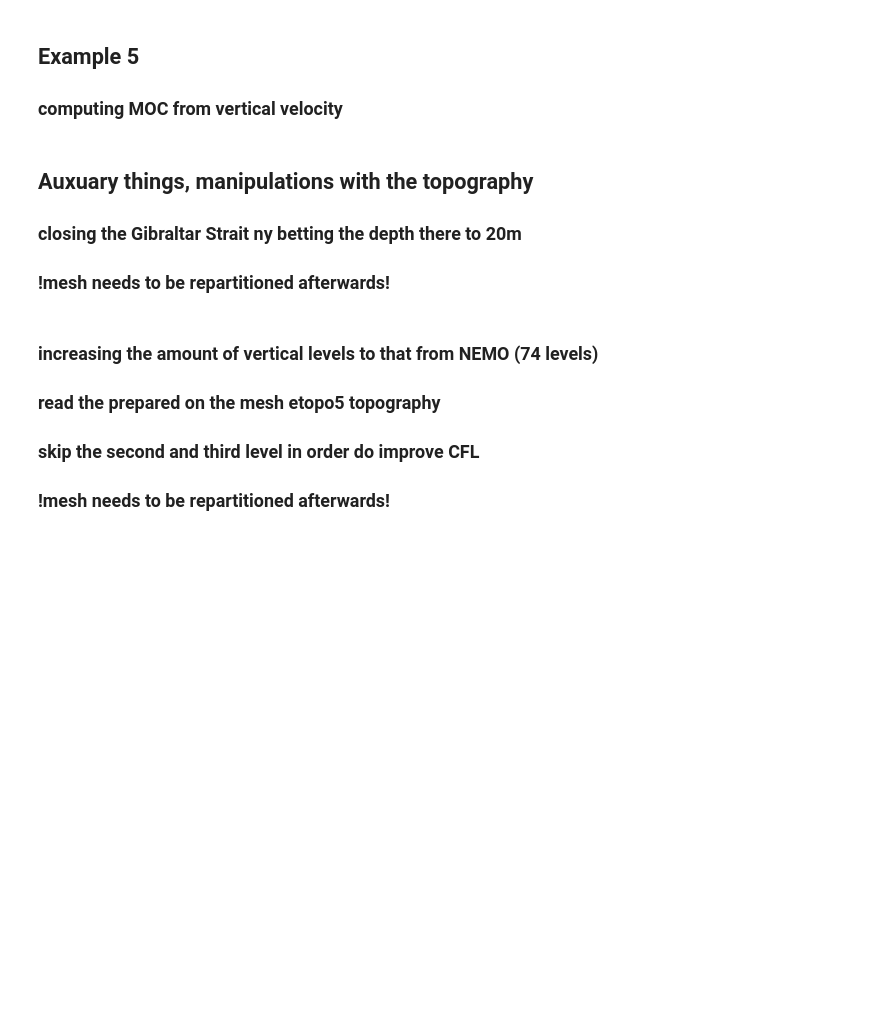
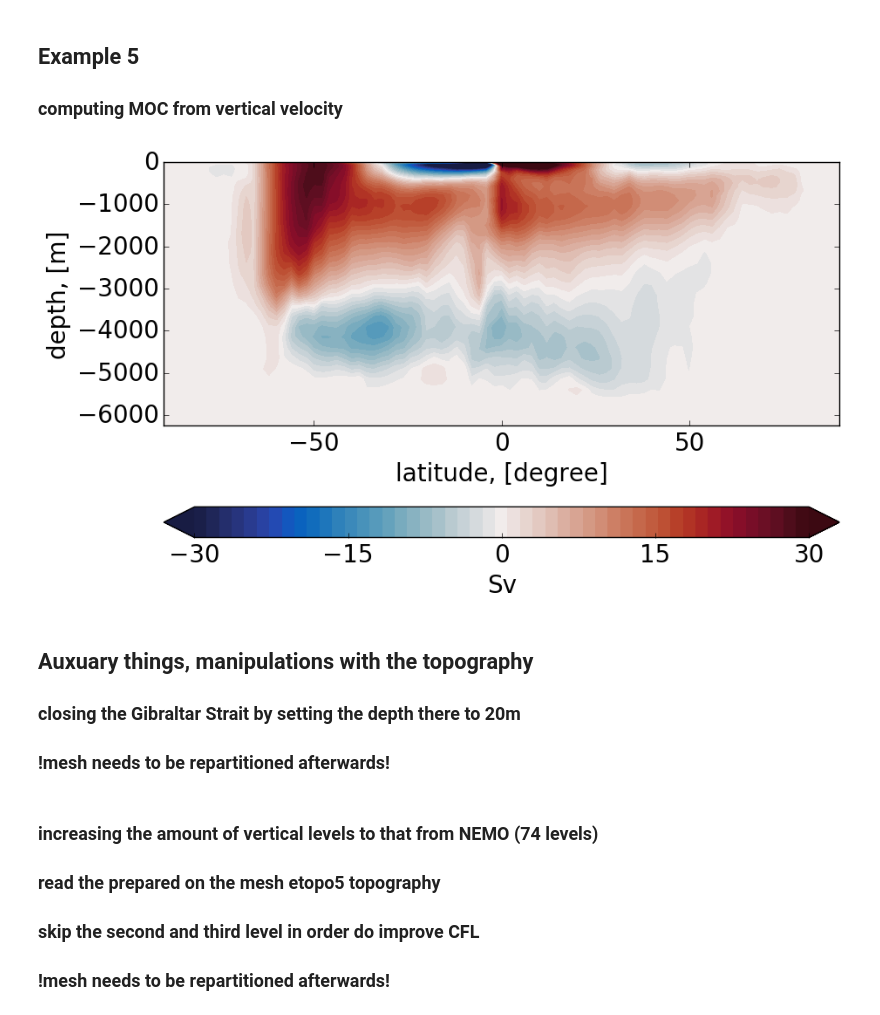
Before and after one commit to FESOM/fesom2, a Jupyter notebook: view/plot_main.ipynb, the cells around one changed output. Cells and saved outputs as stored; diff of their text form; code cells hidden in the pictures; blank space fills up the shorter version.

```diff
--- a/view/plot_main.ipynb
+++ b/view/plot_main.ipynb
@@ -212,7 +227,7 @@ cbar.set_label(cbartext, fontsize=fontsize)
 ### computing MOC from vertical velocity
 # %%
 # set the paths to the results, runid, etc.
-result_path ='../results/run_CORE2noGMSWHO_topo/'
+result_path ='../results/run_CORE2noGMSWHO_etopo5/'
 runid ='fesom'
 
 # set the label for the colorbar & contour intervals for ftriplot
@@ -240,39 +255,41 @@ elem_y  =nodes_y[el_nodes].sum(axis=0)/3.
 
 # specify records and year to read
 records, year=np.linspace(0,0,1).astype(int), 1959
 
 # compute MOC
 # precompute positions of elements for binning
 pos=np.zeros([mesh.e2d])
 for e in range(mesh.e2d):
     pos[e]=int((elem_y[e]-lats[0])/dlat)
 
 # compute contributions from vertical velocities on elements and put them into bins
 for i in range(mesh.nlev):
 # read the model result from fesom.XXXX.oce.nc
     w=read_fesom_slice('w', records, year, mesh, result_path, runid, ilev=i)
-    print(i)
+    #print(i)
     for e in range(mesh.e2d):
         if (i <= nlevels[e]-1):
             moc[i, pos[e]]=moc[i, pos[e]]+el_area[e]*np.sum(w[el_nodes[:,e]])/3.*1.e-6
 
 # the result from the previous step needs to be cumulatively summed
 for i in range(nlats):
     moc[:, i]=moc[:, i]+moc[:, i-1]
 
 # plot the result
 cmap=cmo.balance
-fig = plt.figure(figsize=(12,8))
-plt.contourf(lats, mesh.zlev, moc2, cmap=cmap, levels=np.linspace(cont[0], cont[1], 50), extend='both')
+fig = plt.figure(figsize=(10,6))
+plt.contourf(lats, mesh.zlev, moc, cmap=cmap, levels=np.linspace(cont[0], cont[1], 50), extend='both')
 plt.xlabel('latitude, [degree]', fontsize=fontsize)
 plt.ylabel('depth, [m]', fontsize=fontsize)
 cbar=plt.colorbar(orientation="horizontal", pad=.2)
 cbar.set_ticks([round(i,4) for i in np.linspace(cont[0], cont[1], 5)])
 cbar.set_label(cbartext, fontsize=fontsize)
 cbar.set_label(cbartext, fontsize=fontsize)
+# %% [output]
+[figure, added]
 # %% [markdown]
 ## Auxuary things, manipulations with the topography
-### closing the Gibraltar Strait ny betting the depth there to 20m
+### closing the Gibraltar Strait by setting the depth there to 20m
 ### !mesh needs to be repartitioned afterwards!
 # %%
 # find nodes around Gibraltar
```
Also changed, not shown: parts of 7 cells of this notebook.
